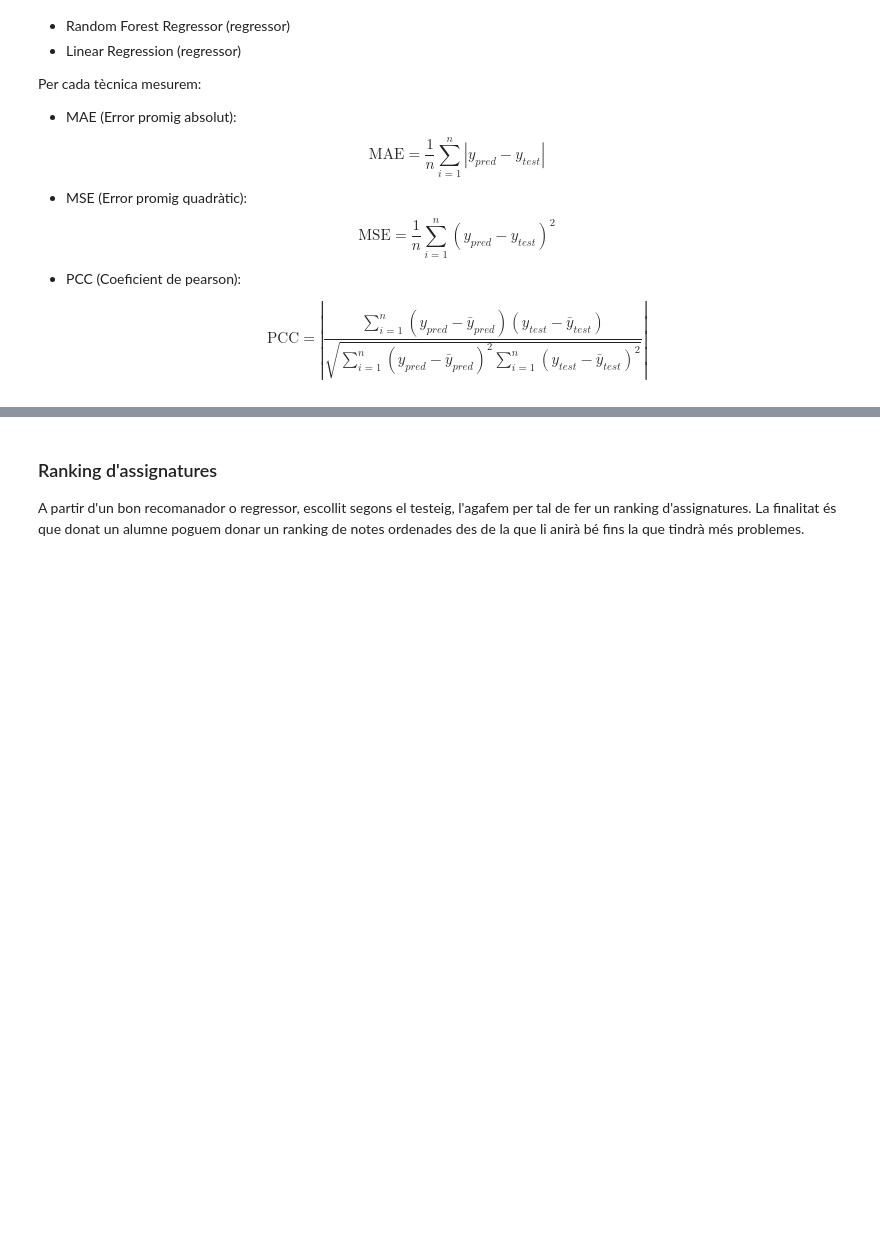
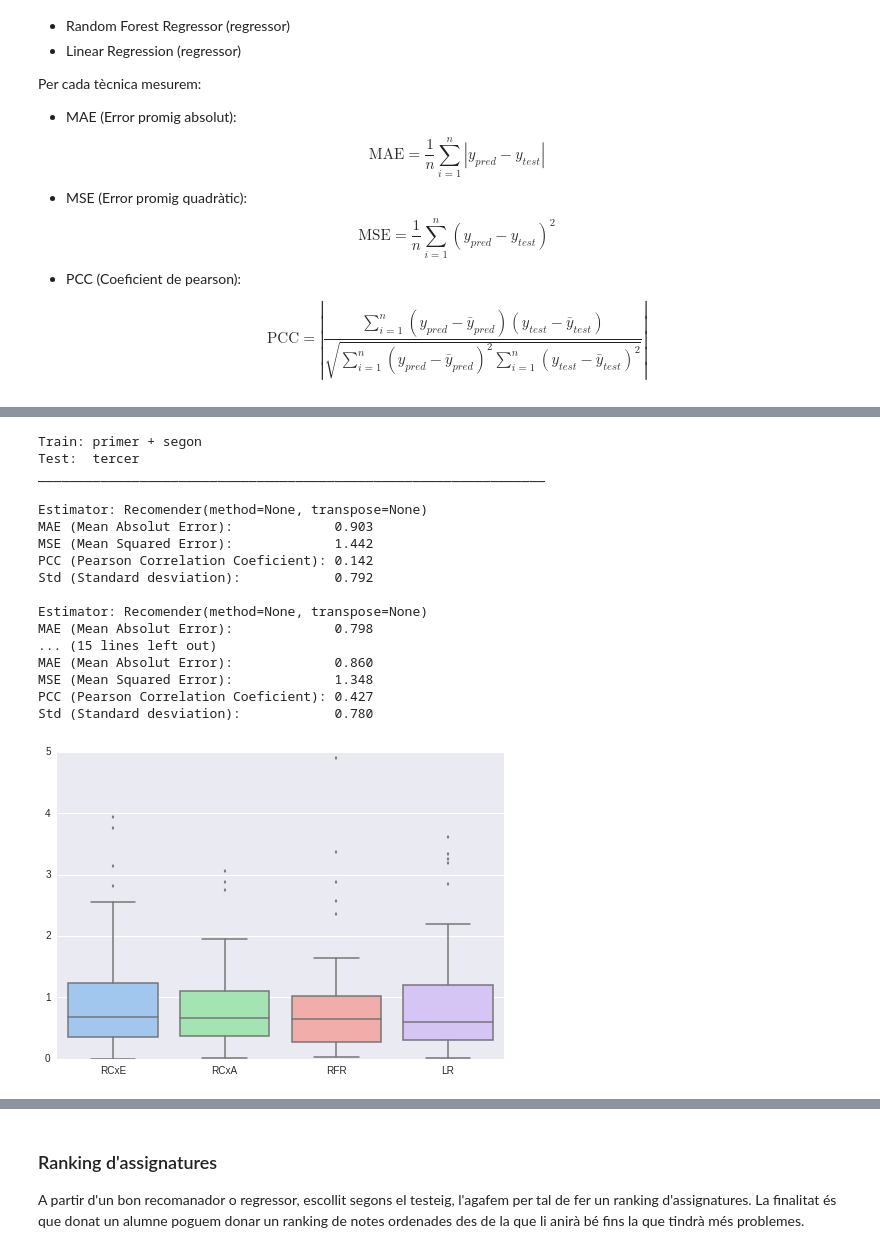
Before and after one commit to pid-ub/pid-UB, a Jupyter notebook: questions/questions-xavi/Question2-recomender.ipynb, the cells around one changed output, grey strips where cells are left out. Saved outputs shown, nothing was run; the diff lists cells and outputs as text; code cells hidden in the pictures; blank space fills up the shorter version.

```diff
--- a/questions/questions-xavi/Question2-recomender.ipynb
+++ b/questions/questions-xavi/Question2-recomender.ipynb
@@ -190,9 +240,12 @@ Per cada tècnica mesurem:
  * PCC (Coeficient de pearson): $$\mathrm{PCC} =\left| \frac{\sum_{i=1}^n(y_{pred} - \bar{y}_{pred})(y_{test} - \bar{y}_{test})}{\sqrt{\sum_{i=1}^n(y_{pred} - \bar{y}_{pred})^2  \sum_{i=1}^n(y_{test} - \bar{y}_{test})^2}}\right|$$
 # %%
 def benchmark(X,y,estimator):
-    X_train, X_test, y_train, y_test = train_test_split(X, y, test_size=0.33, random_state=42)
+    X_train, X_test, y_train, y_test = train_test_split(X, y, test_size=0.1, random_state=42)
     estimator.fit(X_train, y_train)
     y_pred = estimator.predict(X_test)
-    print "MAE (Mean Absolut Error):             %.3f" % mean_absolute_error(y_pred, y_test)
+    r = np.abs(y_pred - y_test)
+    print "MAE (Mean Absolut Error):             %.3f" % r.mean()
     print "MSE (Mean Squared Error):             %.3f" % mean_squared_error(y_pred, y_test)
     print "PCC (Pearson Correlation Coeficient): %.3f" % coefPearson(y_pred, y_test)
+    print "Std (Standard desviation):            %.3f" % r.std()
+    return r.reshape(r.size)
@@ -235,0 +294,31 @@ PCC (Pearson Correlation Coeficient): 0.323
+# %%
+print "Train: primer + segon"
+print "Test:  tercer"
+print "_________________________________________________________________"
+print
+rs = []
+for e  in estimators:
+    print "Estimator:", e
+    rs.append(benchmark(primer_segon.values, tercer.values, e))
+    print
+sbn.boxplot(rs, color='pastel', names=estimators_lbl)
+sbn.despine(trim=True)
+# %% [output]
+Train: primer + segon
+Test:  tercer
+_________________________________________________________________
+
+Estimator: Recomender(method=None, transpose=None)
+MAE (Mean Absolut Error):             0.903
+MSE (Mean Squared Error):             1.442
+PCC (Pearson Correlation Coeficient): 0.142
+Std (Standard desviation):            0.792
+
+Estimator: Recomender(method=None, transpose=None)
+MAE (Mean Absolut Error):             0.798
+... (15 lines left out)
+MAE (Mean Absolut Error):             0.860
+MSE (Mean Squared Error):             1.348
+PCC (Pearson Correlation Coeficient): 0.427
+Std (Standard desviation):            0.780
+[figure, added]
```
Also changed, not shown: parts of 14 cells of this notebook, 5 other files.
